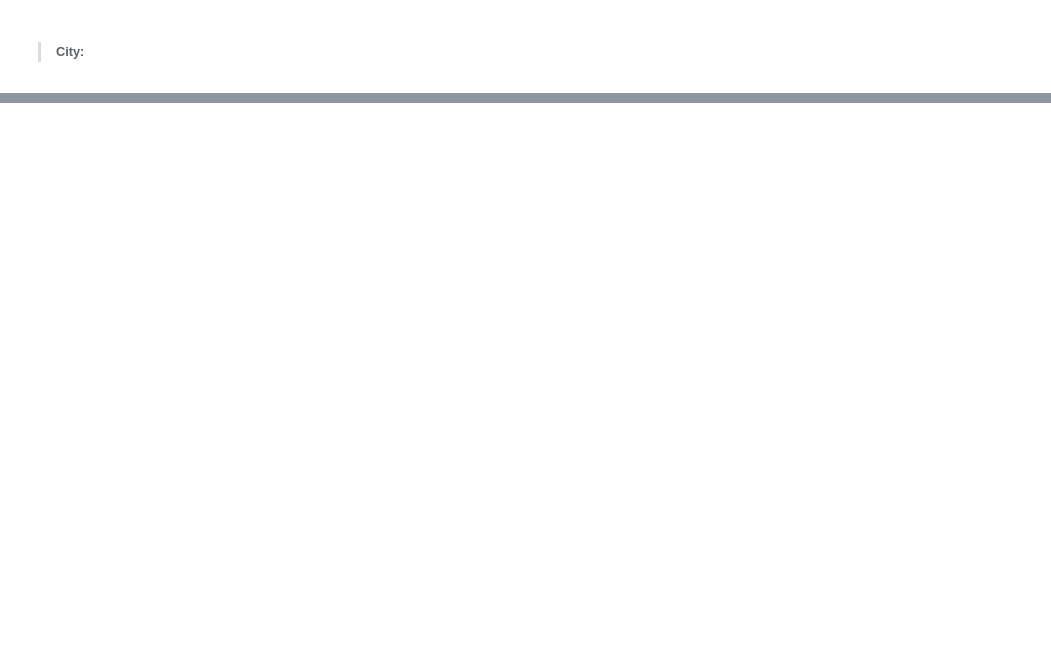
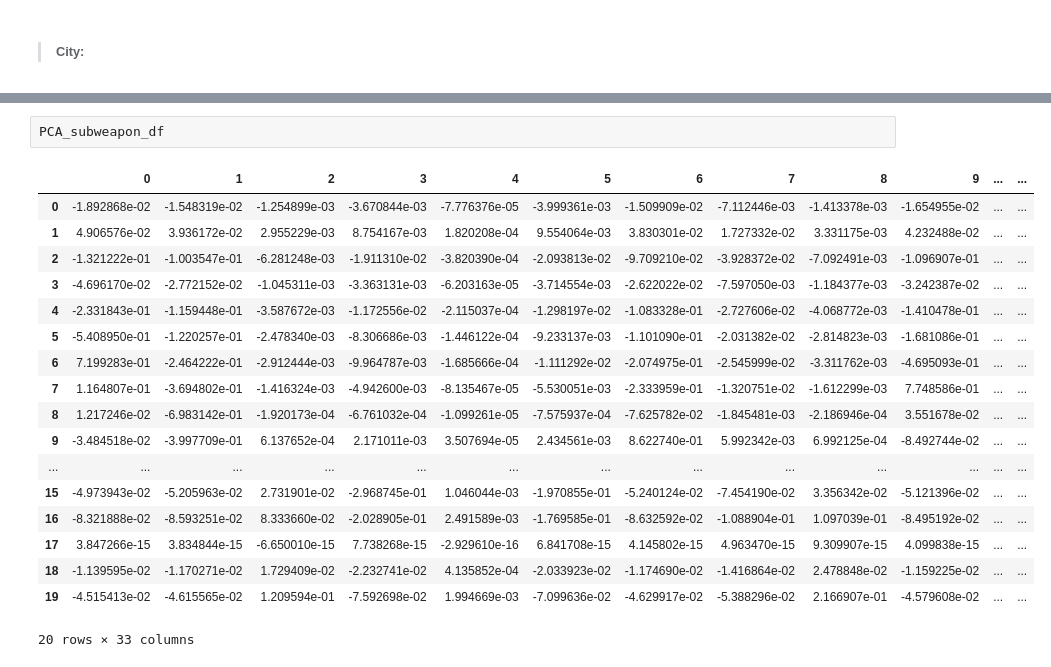
Before and after one commit to Begecky/Thinkful_Materials, a Jupyter notebook: CyberTerrorism3.ipynb, the cells around one changed output, grey strips where cells are left out. Saved outputs shown, nothing was run; the diff lists cells and outputs as text; blank space fills up the shorter version.

```diff
--- a/CyberTerrorism3.ipynb
+++ b/CyberTerrorism3.ipynb
@@ -1241,0 +1368,21 @@ PCA_cities_df = pd.DataFrame(PCA_cities.components_, columns = city_train_dummy.
+# %%
+PCA_subweapon_df
+# %% [output]
+|  | 0 | 1 | 2 | 3 | 4 | 5 | 6 | 7 | 8 | 9 | ... | ... |
+| 0 | -1.892868e-02 | -1.548319e-02 | -1.254899e-03 | -3.670844e-03 | -7.776376e-05 | -3.999361e-03 | -1.509909e-02 | -7.112446e-03 | -1.413378e-03 | -1.654955e-02 | ... | ... |
+| 1 | 4.906576e-02 | 3.936172e-02 | 2.955229e-03 | 8.754167e-03 | 1.820208e-04 | 9.554064e-03 | 3.830301e-02 | 1.727332e-02 | 3.331175e-03 | 4.232488e-02 | ... | ... |
+| 2 | -1.321222e-01 | -1.003547e-01 | -6.281248e-03 | -1.911310e-02 | -3.820390e-04 | -2.093813e-02 | -9.709210e-02 | -3.928372e-02 | -7.092491e-03 | -1.096907e-01 | ... | ... |
+| 3 | -4.696170e-02 | -2.772152e-02 | -1.045311e-03 | -3.363131e-03 | -6.203163e-05 | -3.714554e-03 | -2.622022e-02 | -7.597050e-03 | -1.184377e-03 | -3.242387e-02 | ... | ... |
+| 4 | -2.331843e-01 | -1.159448e-01 | -3.587672e-03 | -1.172556e-02 | -2.115037e-04 | -1.298197e-02 | -1.083328e-01 | -2.727606e-02 | -4.068772e-03 | -1.410478e-01 | ... | ... |
+| 5 | -5.408950e-01 | -1.220257e-01 | -2.478340e-03 | -8.306686e-03 | -1.446122e-04 | -9.233137e-03 | -1.101090e-01 | -2.031382e-02 | -2.814823e-03 | -1.681086e-01 | ... | ... |
+| 6 | 7.199283e-01 | -2.464222e-01 | -2.912444e-03 | -9.964787e-03 | -1.685666e-04 | -1.111292e-02 | -2.074975e-01 | -2.545999e-02 | -3.311762e-03 | -4.695093e-01 | ... | ... |
+| 7 | 1.164807e-01 | -3.694802e-01 | -1.416324e-03 | -4.942600e-03 | -8.135467e-05 | -5.530051e-03 | -2.333959e-01 | -1.320751e-02 | -1.612299e-03 | 7.748586e-01 | ... | ... |
+| 8 | 1.217246e-02 | -6.983142e-01 | -1.920173e-04 | -6.761032e-04 | -1.099261e-05 | -7.575937e-04 | -7.625782e-02 | -1.845481e-03 | -2.186946e-04 | 3.551678e-02 | ... | ... |
+| 9 | -3.484518e-02 | -3.997709e-01 | 6.137652e-04 | 2.171011e-03 | 3.507694e-05 | 2.434561e-03 | 8.622740e-01 | 5.992342e-03 | 6.992125e-04 | -8.492744e-02 | ... | ... |
+| ... | ... | ... | ... | ... | ... | ... | ... | ... | ... | ... | ... | ... |
+| 15 | -4.973943e-02 | -5.205963e-02 | 2.731901e-02 | -2.968745e-01 | 1.046044e-03 | -1.970855e-01 | -5.240124e-02 | -7.454190e-02 | 3.356342e-02 | -5.121396e-02 | ... | ... |
+| 16 | -8.321888e-02 | -8.593251e-02 | 8.333660e-02 | -2.028905e-01 | 2.491589e-03 | -1.769585e-01 | -8.632592e-02 | -1.088904e-01 | 1.097039e-01 | -8.495192e-02 | ... | ... |
+| 17 | 3.847266e-15 | 3.834844e-15 | -6.650010e-15 | 7.738268e-15 | -2.929610e-16 | 6.841708e-15 | 4.145802e-15 | 4.963470e-15 | 9.309907e-15 | 4.099838e-15 | ... | ... |
+| 18 | -1.139595e-02 | -1.170271e-02 | 1.729409e-02 | -2.232741e-02 | 4.135852e-04 | -2.033923e-02 | -1.174690e-02 | -1.416864e-02 | 2.478848e-02 | -1.159225e-02 | ... | ... |
+| 19 | -4.515413e-02 | -4.615565e-02 | 1.209594e-01 | -7.592698e-02 | 1.994669e-03 | -7.099636e-02 | -4.629917e-02 | -5.388296e-02 | 2.166907e-01 | -4.579608e-02 | ... | ... |
+20 rows × 33 columns
```
Also changed, not shown: parts of 12 cells of this notebook.
